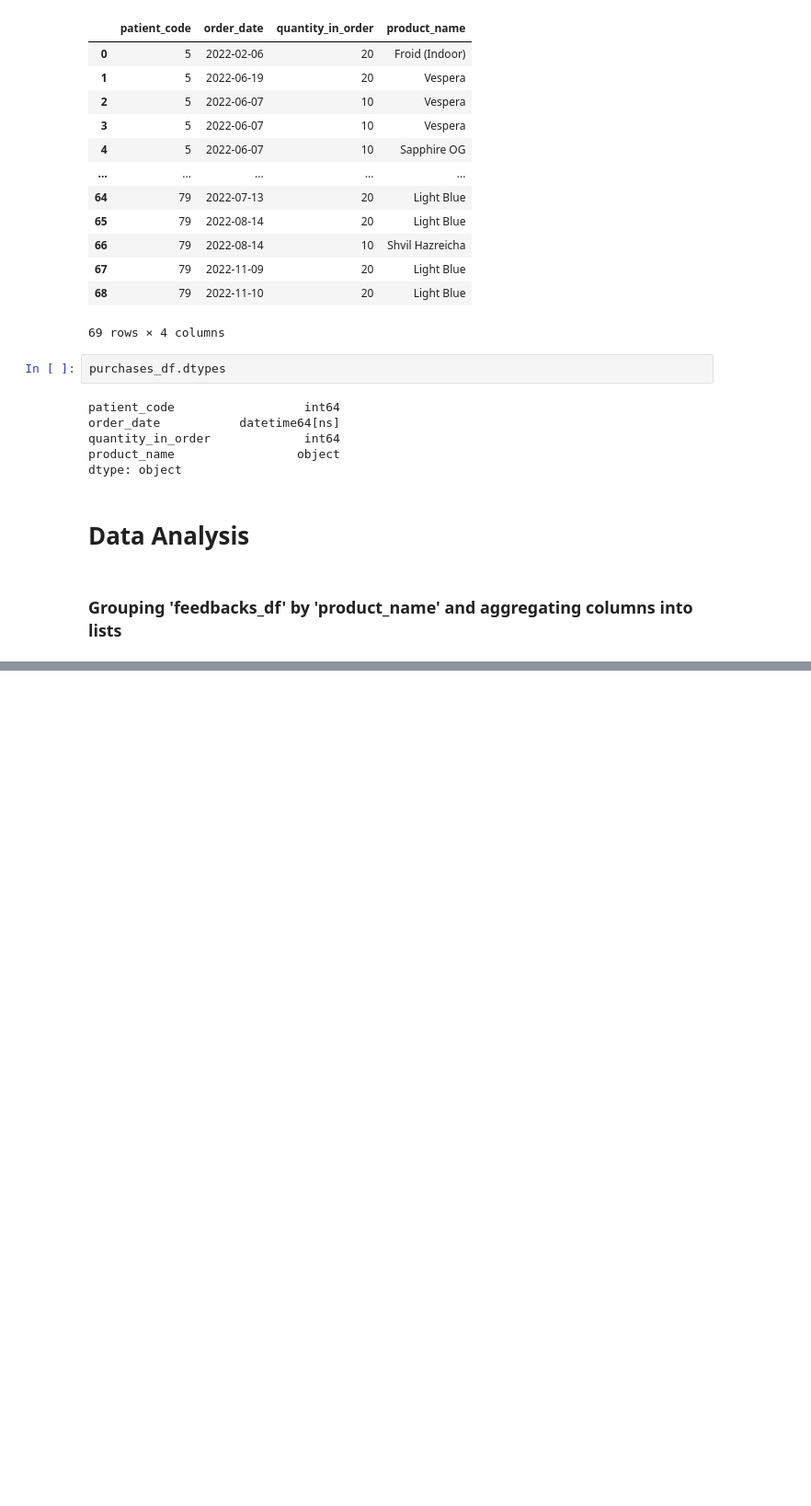
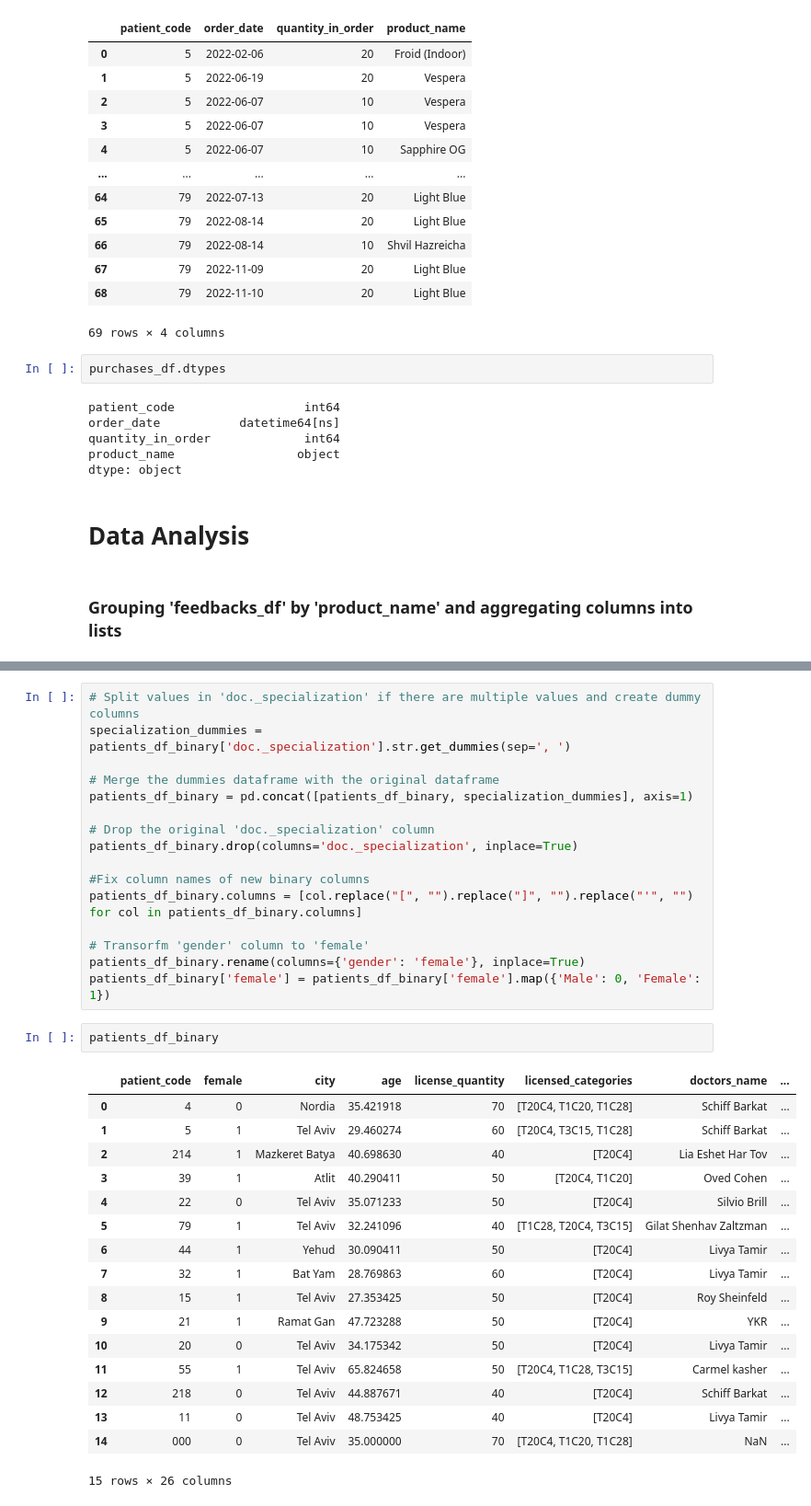
Before and after one commit to yairDivi/cannabis_correlation, a Jupyter notebook: cannabis_analysis.ipynb, the cells around one changed output, grey strips where cells are left out. Shown: that part at 92% size. Drawn from its saved outputs; the diff is of its cells as text; blank space fills up the shorter version.

```diff
--- a/cannabis_analysis.ipynb
+++ b/cannabis_analysis.ipynb
@@ -388,0 +882,36 @@ len(feedbacks_grouped_by_product_df.iloc[26]['effects_felt_when_consuming_the_pr
+# %%
+# Split values in 'doc._specialization' if there are multiple values and create dummy columns
+specialization_dummies = patients_df_binary['doc._specialization'].str.get_dummies(sep=', ')
+
+# Merge the dummies dataframe with the original dataframe
+patients_df_binary = pd.concat([patients_df_binary, specialization_dummies], axis=1)
+
+# Drop the original 'doc._specialization' column
+patients_df_binary.drop(columns='doc._specialization', inplace=True)
+
+#Fix column names of new binary columns
+patients_df_binary.columns = [col.replace("[", "").replace("]", "").replace("'", "") for col in patients_df_binary.columns]
+
+# Transorfm 'gender' column to 'female'
+patients_df_binary.rename(columns={'gender': 'female'}, inplace=True)
+patients_df_binary['female'] = patients_df_binary['female'].map({'Male': 0, 'Female': 1})
+# %%
+patients_df_binary
+# %% [output]
+|  | patient_code | female | city | age | license_quantity | licensed_categories | doctors_name | ... |
+| 0 | 4 | 0 | Nordia | 35.421918 | 70 | [T20C4, T1C20, T1C28] | Schiff Barkat | ... |
+| 1 | 5 | 1 | Tel Aviv | 29.460274 | 60 | [T20C4, T3C15, T1C28] | Schiff Barkat | ... |
+| 2 | 214 | 1 | Mazkeret Batya | 40.698630 | 40 | [T20C4] | Lia Eshet Har Tov | ... |
+| 3 | 39 | 1 | Atlit | 40.290411 | 50 | [T20C4, T1C20] | Oved Cohen | ... |
+| 4 | 22 | 0 | Tel Aviv | 35.071233 | 50 | [T20C4] | Silvio Brill | ... |
+| 5 | 79 | 1 | Tel Aviv | 32.241096 | 40 | [T1C28, T20C4, T3C15] | Gilat Shenhav Zaltzman | ... |
+| 6 | 44 | 1 | Yehud | 30.090411 | 50 | [T20C4] | Livya Tamir | ... |
+| 7 | 32 | 1 | Bat Yam | 28.769863 | 60 | [T20C4] | Livya Tamir | ... |
+| 8 | 15 | 1 | Tel Aviv | 27.353425 | 50 | [T20C4] | Roy Sheinfeld | ... |
+| 9 | 21 | 1 | Ramat Gan | 47.723288 | 50 | [T20C4] | YKR | ... |
+| 10 | 20 | 0 | Tel Aviv | 34.175342 | 50 | [T20C4] | Livya Tamir | ... |
+| 11 | 55 | 1 | Tel Aviv | 65.824658 | 50 | [T20C4, T1C28, T3C15] | Carmel kasher | ... |
+| 12 | 218 | 0 | Tel Aviv | 44.887671 | 40 | [T20C4] | Schiff Barkat | ... |
+| 13 | 11 | 0 | Tel Aviv | 48.753425 | 40 | [T20C4] | Livya Tamir | ... |
+| 14 | 000 | 0 | Tel Aviv | 35.000000 | 70 | [T20C4, T1C20, T1C28] | NaN | ... |
+15 rows × 26 columns
```
Also changed, not shown: parts of 36 cells of this notebook, 1 other file.
